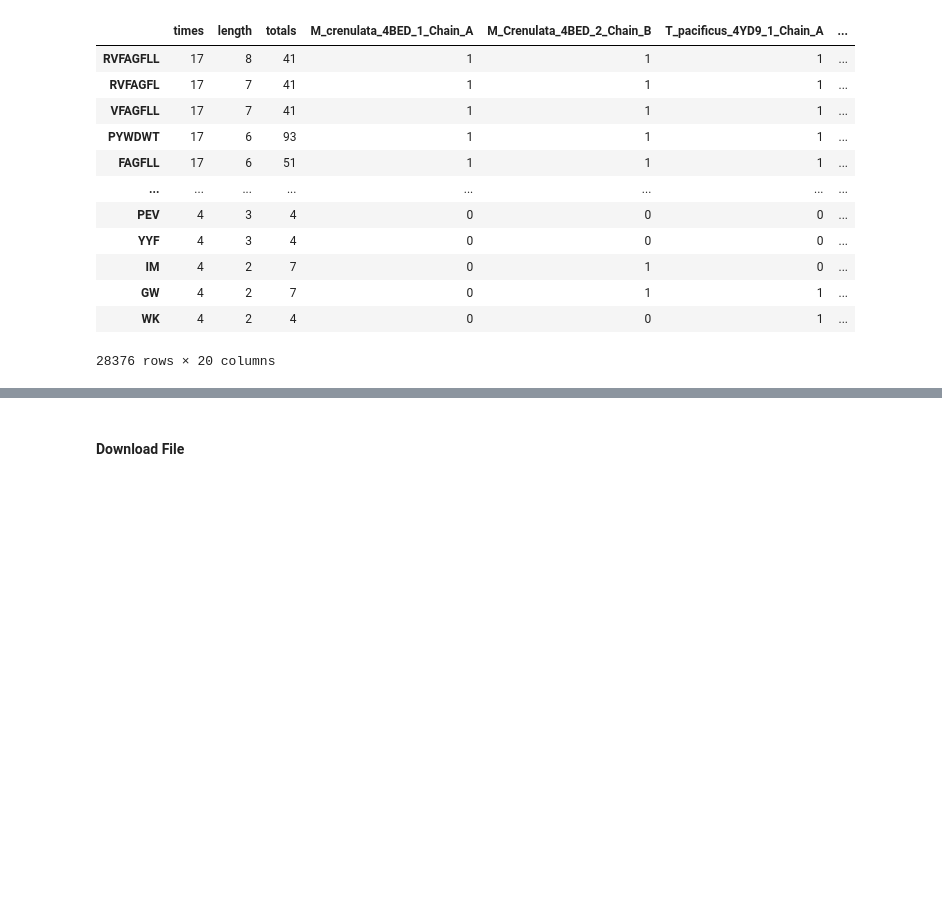
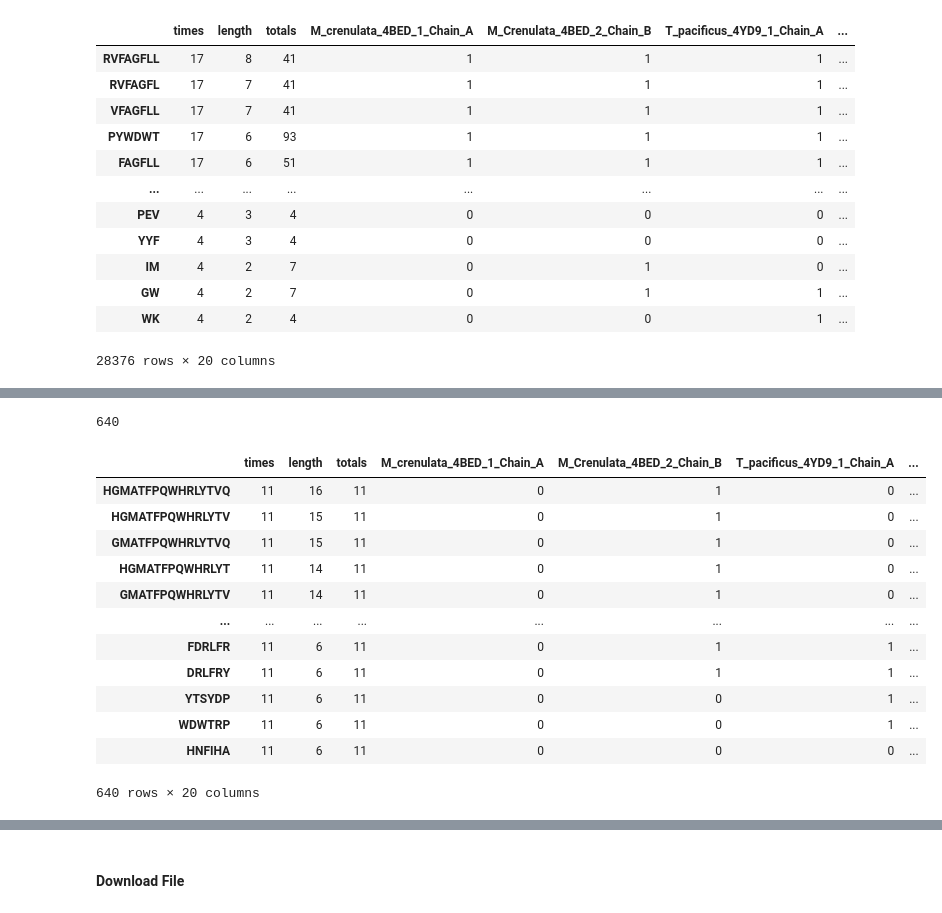
Before and after one commit to mcruggiero/KLH_Research, a Jupyter notebook: Key Hole Limpet Hemocyanin.ipynb, the cells around one changed output, grey strips where cells are left out. Cells and saved outputs as stored; diff of their text form; code cells hidden in the pictures; blank space fills up the shorter version.

```diff
--- a/Key Hole Limpet Hemocyanin.ipynb
+++ b/Key Hole Limpet Hemocyanin.ipynb
@@ -755,0 +770,21 @@ df[df["times"] > 3]
+# %%
+FUs = df[(df["times"] > 10) & (df["length"] > 5)].sort_values(["length", "totals"], ascending = (False, False))
+len(FUs)
+# %% [output]
+640
+# %%
+FUs
+# %% [output]
+|  | times | length | totals | M_crenulata_4BED_1_Chain_A | M_Crenulata_4BED_2_Chain_B | T_pacificus_4YD9_1_Chain_A | ... |
+| HGMATFPQWHRLYTVQ | 11 | 16 | 11 | 0 | 1 | 0 | ... |
+| HGMATFPQWHRLYTV | 11 | 15 | 11 | 0 | 1 | 0 | ... |
+| GMATFPQWHRLYTVQ | 11 | 15 | 11 | 0 | 1 | 0 | ... |
+| HGMATFPQWHRLYT | 11 | 14 | 11 | 0 | 1 | 0 | ... |
+| GMATFPQWHRLYTV | 11 | 14 | 11 | 0 | 1 | 0 | ... |
+| ... | ... | ... | ... | ... | ... | ... | ... |
+| FDRLFR | 11 | 6 | 11 | 0 | 1 | 1 | ... |
+| DRLFRY | 11 | 6 | 11 | 0 | 1 | 1 | ... |
+| YTSYDP | 11 | 6 | 11 | 0 | 0 | 1 | ... |
+| WDWTRP | 11 | 6 | 11 | 0 | 0 | 1 | ... |
+| HNFIHA | 11 | 6 | 11 | 0 | 0 | 0 | ... |
+640 rows × 20 columns
```
Also changed, not shown: parts of 4 cells of this notebook, 1 other file.
